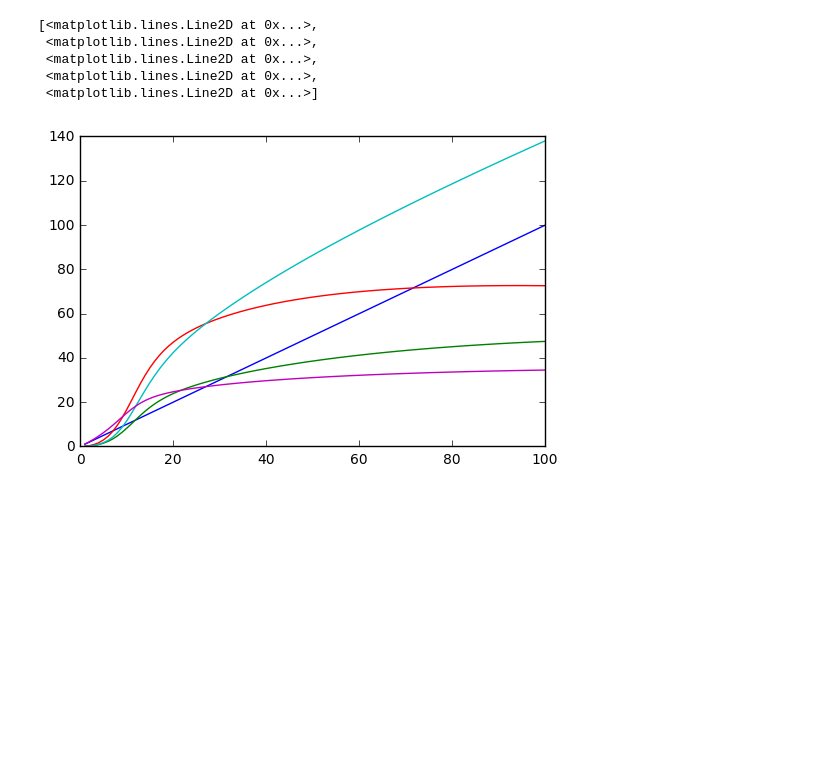
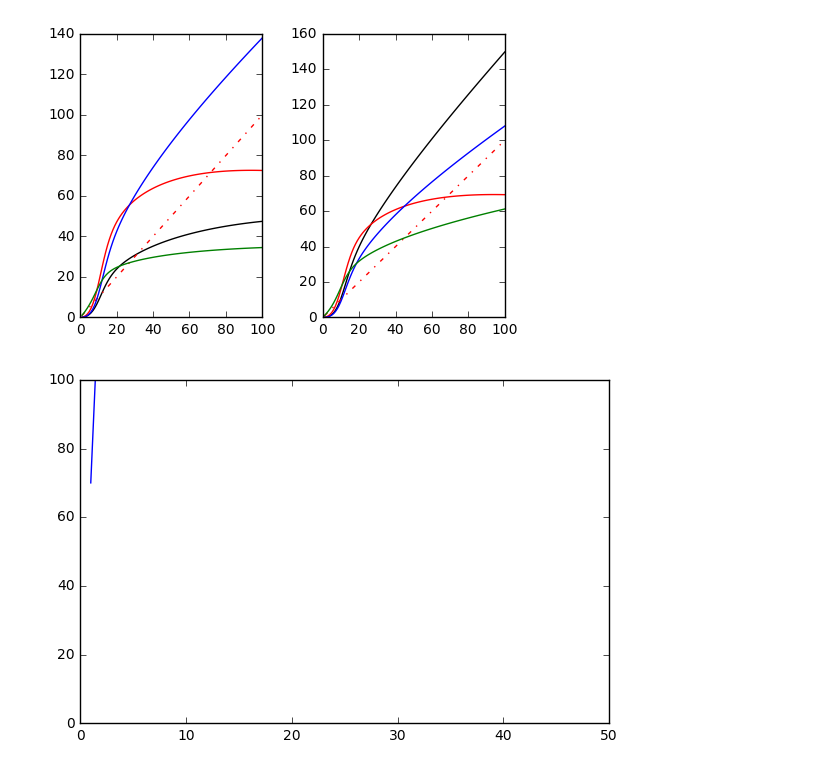
Before and after one commit to holmesjr42/E_I_networks, a Jupyter notebook: try_to_do_sth_with_supralinear.ipynb, the cells around one changed output. Cells and saved outputs as stored; diff of their text form; code cells hidden in the pictures; blank space fills up the shorter version.

```diff
--- a/try_to_do_sth_with_supralinear.ipynb
+++ b/try_to_do_sth_with_supralinear.ipynb
@@ -78,7 +78,11 @@ R_i_n_e=np.zeros((N,c.shape[0]))
 R_i_n_i=np.zeros((N,c.shape[0]))
 R_e_t=np.zeros((N,c.shape[0]))
 R_i_t=np.zeros((N,c.shape[0]))
-
+sum_ext=np.zeros(c.shape[0])
+sum_net_e=np.zeros(c.shape[0])
+sum_net_i=np.zeros(c.shape[0])
+sum_inp_e=np.zeros(c.shape[0])
+sum_inp_i=np.zeros(c.shape[0])
 
 #going to calculate the external input first
 h_1=np.arange(1,181,1)
@@ -94,6 +98,7 @@ w_ee=j_ee*np.exp(-((w_d**2)/(2*(sigm_ori**2))))
 w_ie=j_ie*np.exp(-((w_d**2)/(2*(sigm_ori**2))))
 w_ei=j_ei*np.exp(-((w_d**2)/(2*(sigm_ori**2))))
 w_ii=j_ii*np.exp(-((w_d**2)/(2*(sigm_ori**2))))
+
 
 #let's start euler
 #this iteration may detect only the steady state value_so if you want r vs time, make another iteration for it
@@ -114,26 +119,47 @@ for j in range(0,c.shape[0]):
     R_e_n_e[:,j]=np.dot(w_ee,r_e[:,dt]) #network E of E unit
     R_e_n_i[:,j]=np.dot(w_ei,r_i[:,dt]) #network I of E unit
     R_e_t[:,j]=in_e[:,dt] #I hope this is the net input of E unit
-    R_i[:,j]=r_e[:,dt] #firing rate of I unit
+    R_i[:,j]=r_i[:,dt] #firing rate of I unit
     R_i_n_e[:,j]=np.dot(w_ie,r_e[:,dt]) #network E of I unit
     R_i_n_i[:,j]=np.dot(w_ii,r_i[:,dt]) #network I of I unit
     R_i_t[:,j]=in_i[:,dt] #I hope this is the net input of I unit
+    sum_ext[j]=np.sum(c_l*h)
+    sum_inp_e[j]=np.sum(R_e_t[:,j])
+    sum_inp_i[j]=np.sum(R_i_t[:,j])
+    sum_net_e[j]=sum_inp_e[j]-sum_ext[j]
+    sum_net_i[j]=sum_inp_i[j]-sum_ext[j]
-# %%
-#before doing plot, let's do some calculations
-#for firing rate vs input strength(h(x))
-#use steady state firing rate
-#excitatory
-a1=R_e[45,:]
-b1=R_e_n_e[45,:]
-a2=R_e_n_i[45,:]
-b2=R_e_t[45,:]
-ch=ext_in[45,:]
-plt.figure()
-plt.plot(c,ch,c,a1,c,b1,c,a2,c,b2)
-# %% [output]
-[<matplotlib.lines.Line2D at 0x...>,
- <matplotlib.lines.Line2D at 0x...>,
- <matplotlib.lines.Line2D at 0x...>,
- <matplotlib.lines.Line2D at 0x...>,
- <matplotlib.lines.Line2D at 0x...>]
-[figure, removed]
+# %%
+#before doing plot, let's do some calculations
+#for firing rate vs input strength(h(x))
+#use steady state firing rate
+#external input
+ch=ext_in[45,:]
+
+#excitatory
+efr_e=R_e[45,:]
+enetw_e=R_e_n_e[45,:]
+enetw_i=R_e_n_i[45,:]
+einp=R_e_t[45,:]
+
+#inhibitory
+ifr_e=R_i[45,:]
+inetw_e=R_i_n_e[45,:]
+inetw_i=R_i_n_i[45,:]
+iinp=R_i_t[45,:]
+
+#plots
+pllt=plt.figure(figsize=(5,4))
+eunit=plt.subplot2grid((5,4), (0,0 ), colspan=2,rowspan=4)
+plt.plot(c,efr_e,'-k',c,ch,'-.r',c,enetw_e,'-r',c,enetw_i,'-b',c,einp,'-g')
+
+iunit=plt.subplot2grid((5,4), (0,2 ), colspan=2,rowspan=4)
+plt.plot(c,ifr_e,'-k',c,ch,'-.r',c,inetw_e,'-r',c,inetw_i,'-b',c,iinp,'-g')
+plt.tight_layout()
+
+#percent of input
+plt.figure()
+plt.plot(c,sum_ext)
+plt.tight_layout()
+# %% [output]
+[figure, added]
+[figure, added]
```
Also changed, not shown: 1 other file.
